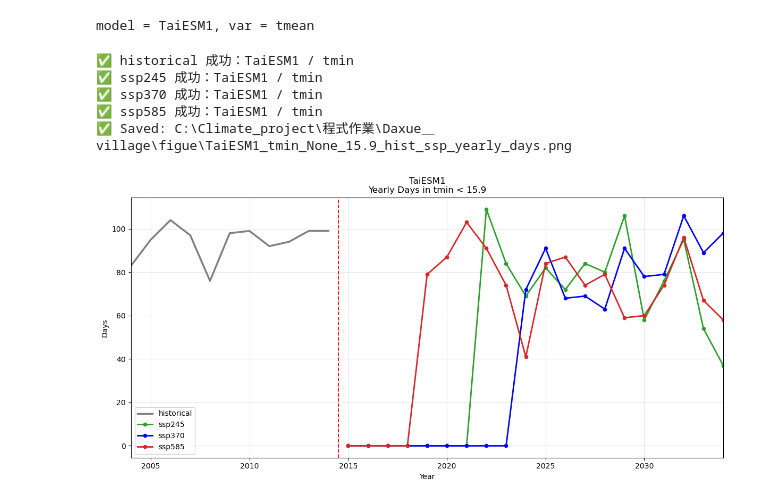
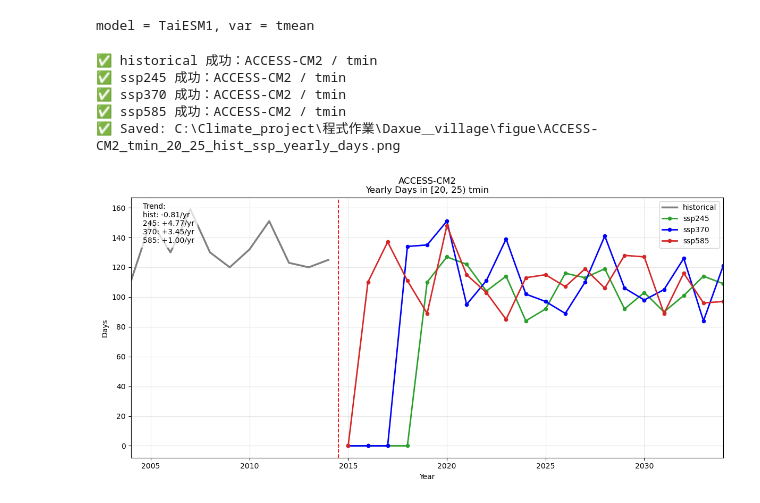
Before and after one commit to SteveChiao/Climate_project, a Jupyter notebook: 程式作業/Daxue＿village/code/0405gif檔.ipynb, the cells around one changed output. Drawn from its saved outputs; the diff is of its cells as text; code cells hidden in the pictures.

```diff
--- a/程式作業/Daxue＿village/code/0405gif檔.ipynb
+++ b/程式作業/Daxue＿village/code/0405gif檔.ipynb
@@ -1138,11 +1138,11 @@ def animate_monthly_3d_stock(
 # 11. 執行：指定模式、溫度區間、SSP
 # =========================================================
 model_name = "ACCESS-CM2"          # ["TaiESM1", "ACCESS-CM2", "EC-Earth3"]
-selected_ssp = "ssp370"         # "ssp245" / "ssp370" / "ssp585"
+selected_ssp = "ssp245"         # "ssp245" / "ssp370" / "ssp585"
 var_type = "tmin"              # "tmean" / "tmax" / "tmin"
 
-lower = None
-upper = 15.9
+lower = 20
+upper = 25
 lower_inclusive = True
 upper_inclusive = False
 
@@ -1449,11 +1551,11 @@ def plot_hist_and_ssp_yearly_counts(
 # =========================================================
 # 11. 參數區：你平常只改這裡
 # =========================================================
-model_name = "TaiESM1"          # ["TaiESM1", "ACCESS-CM2", "EC-Earth3"]
+model_name = "ACCESS-CM2"          # ["TaiESM1", "ACCESS-CM2", "EC-Earth3"]
 var_type = "tmin"              # "tmean" / "tmax" / "tmin"
 
-lower = None
-upper = 15.9
+lower = 20
+upper = 25
 lower_inclusive = True
 upper_inclusive = False
 
@@ -1470,36 +1572,36 @@ target_ssps = ("ssp245", "ssp370", "ssp585")
 # =========================================================
 yearly_counts_df = build_hist_and_ssp_yearly_counts(
     model_name=model_name,
     var_type=var_type,
     lower=lower,
     upper=upper,
     lower_inclusive=lower_inclusive,
     upper_inclusive=upper_inclusive,
     hist_start_year=hist_start_year,
     hist_end_year=hist_end_year,
     fut_start_year=fut_start_year,
     fut_end_year=fut_end_year,
     target_ssps=target_ssps
 )
 
 plot_hist_and_ssp_yearly_counts(
     yearly_df=yearly_counts_df,
     model_name=model_name,
     var_type=var_type,
     lower=lower,
     upper=upper,
     lower_inclusive=lower_inclusive,
     upper_inclusive=upper_inclusive,
     hist_start_year=hist_start_year,
     hist_end_year=hist_end_year,
     fut_start_year=fut_start_year,
     fut_end_year=fut_end_year,
     save_path=save_path
 )
 # %% [output]
-✅ historical 成功：TaiESM1 / tmin
-✅ ssp245 成功：TaiESM1 / tmin
-✅ ssp370 成功：TaiESM1 / tmin
-✅ ssp585 成功：TaiESM1 / tmin
-✅ Saved: C:\Climate_project\程式作業\Daxue＿village\figue\TaiESM1_tmin_None_15.9_hist_ssp_yearly_days.png
+✅ historical 成功：ACCESS-CM2 / tmin
+✅ ssp245 成功：ACCESS-CM2 / tmin
+✅ ssp370 成功：ACCESS-CM2 / tmin
+✅ ssp585 成功：ACCESS-CM2 / tmin
+✅ Saved: C:\Climate_project\程式作業\Daxue＿village\figue\ACCESS-CM2_tmin_20_25_hist_ssp_yearly_days.png
-[figure, old version]
+[figure, new version]
```
Also changed, not shown: parts of 4 cells of this notebook, 18 other files.
